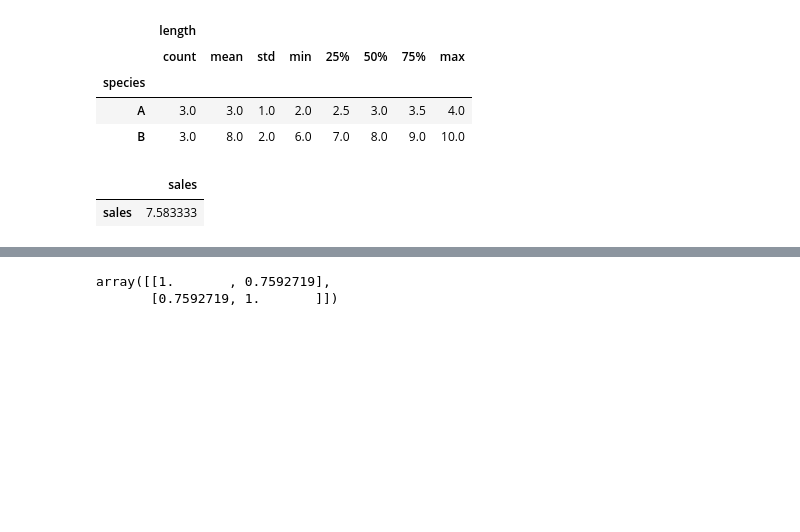
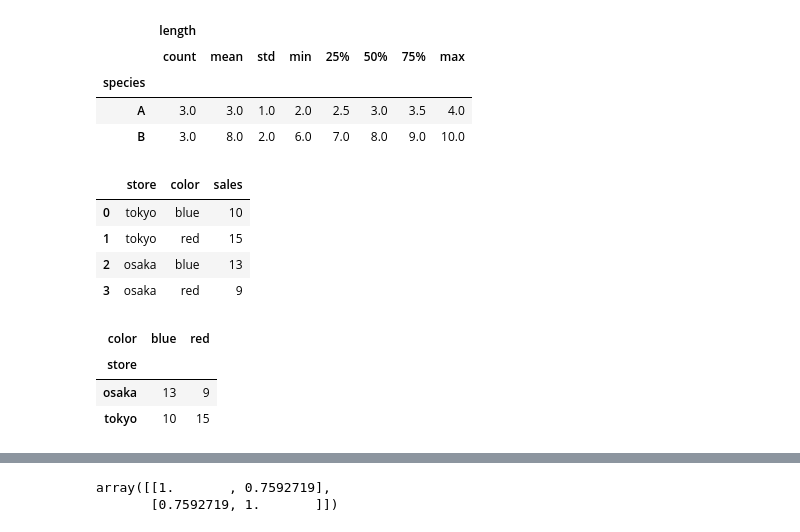
Before and after one commit to HyeonuJeong/Mycakd5, a Jupyter notebook: m3_통계/stat1.ipynb, the cells around one changed output, grey strips where cells are left out. Saved outputs shown, nothing was run; the diff lists cells and outputs as text; code cells hidden in the pictures; blank space fills up the shorter version.

```diff
--- a/m3_통계/stat1.ipynb
+++ b/m3_통계/stat1.ipynb
@@ -702,7 +716,19 @@ df.groupby('species').describe()
 # %%
 import pandas as pd
 df=pd.read_csv('./data/5_2_shoes.csv')
-df.cov()
+df
 # %% [output]
-|  | sales |
-| sales | 7.583333 |
+|  | store | color | sales |
+| 0 | tokyo | blue | 10 |
+| 1 | tokyo | red | 15 |
+| 2 | osaka | blue | 13 |
+| 3 | osaka | red | 9 |
+# %%
+# Q. 각 store의 컬러별 판매량을 파악할 수 있는 피봇 테이블을 작성하세요.
+pivot=pd.pivot_table(df, index='store',columns='color', values='sales',aggfunc='sum')
+pivot
+# %% [output]
+| color | blue | red |
+| store |  |  |
+| osaka | 13 | 9 |
+| tokyo | 10 | 15 |
```
Also changed, not shown: parts of 10 cells of this notebook, 1 other file.
